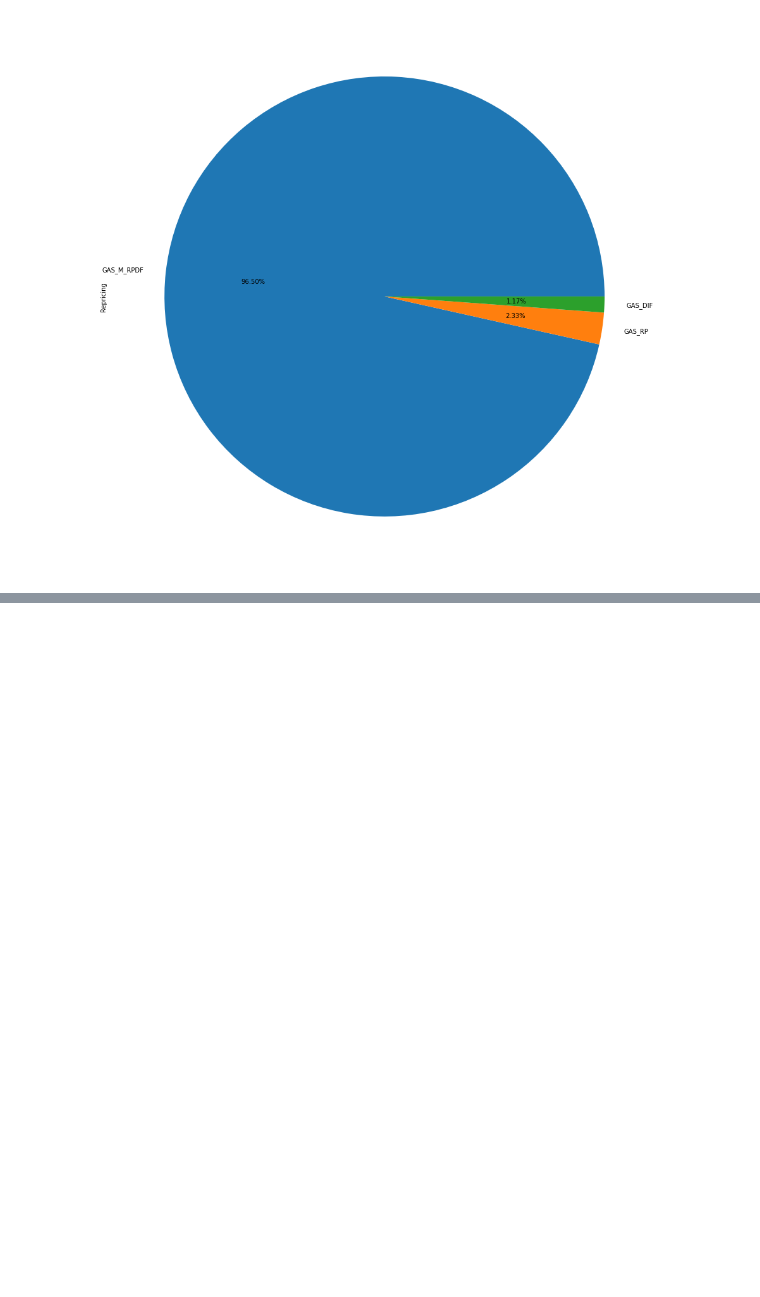
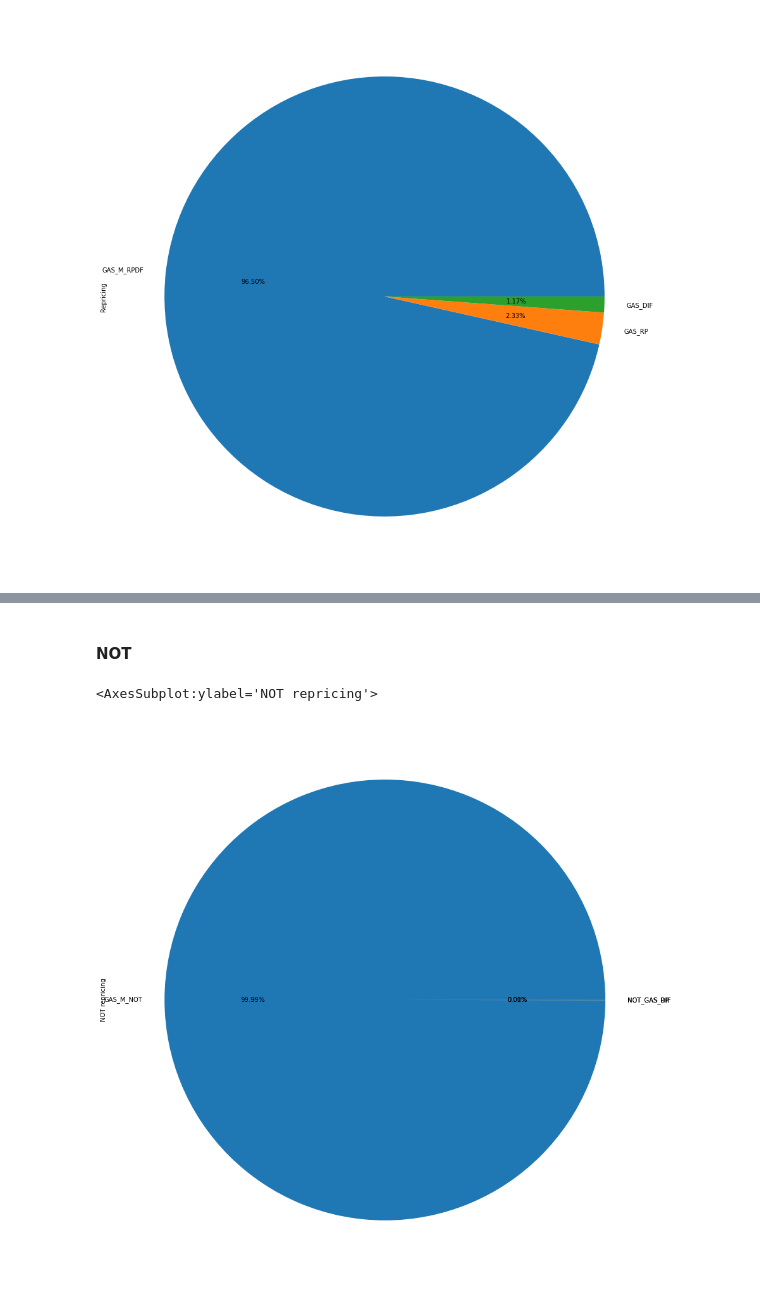
Before and after one commit to hugo-dc/opcode_usage, a Jupyter notebook: notebook/gas_repricings.ipynb, the cells around one changed output, grey strips where cells are left out. Saved outputs shown, nothing was run; the diff lists cells and outputs as text; code cells hidden in the pictures; blank space fills up the shorter version.

```diff
--- a/notebook/gas_repricings.ipynb
+++ b/notebook/gas_repricings.ipynb
@@ -156,0 +180,7 @@ Reference: <https://notes.ethereum.org/wt5uVsd4SRGATo5-ekIMfw>
+# %% [markdown]
+#### NOT
+# %%
+df[['GAS_M_NOT', 'NOT_GAS_DIF', 'NOT_GAS_RP']].sum().plot(kind='pie', label='NOT repricing', figsize=(fsize, fsize), autopct=autopct)
+# %% [output]
+<AxesSubplot:ylabel='NOT repricing'>
+[figure, added]
```
Also changed, not shown: parts of 19 cells of this notebook.
